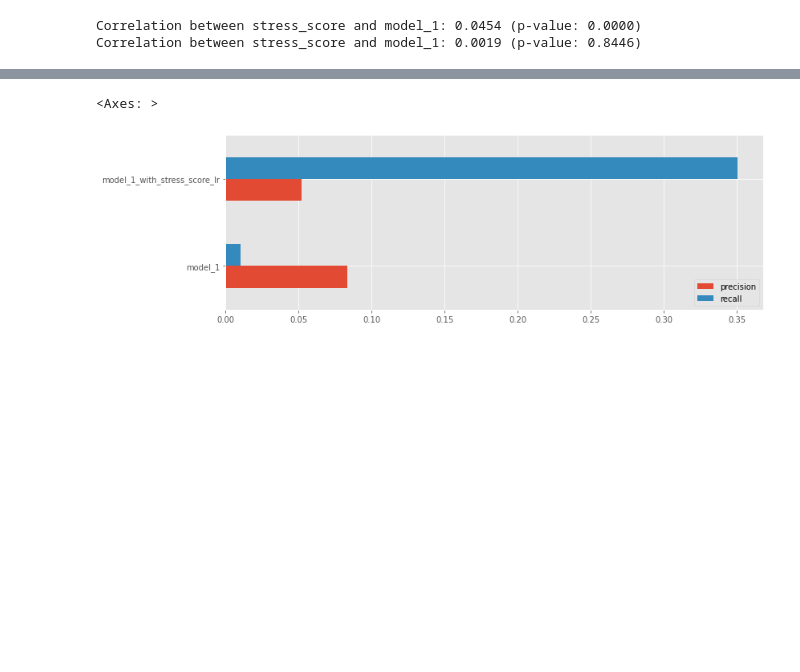
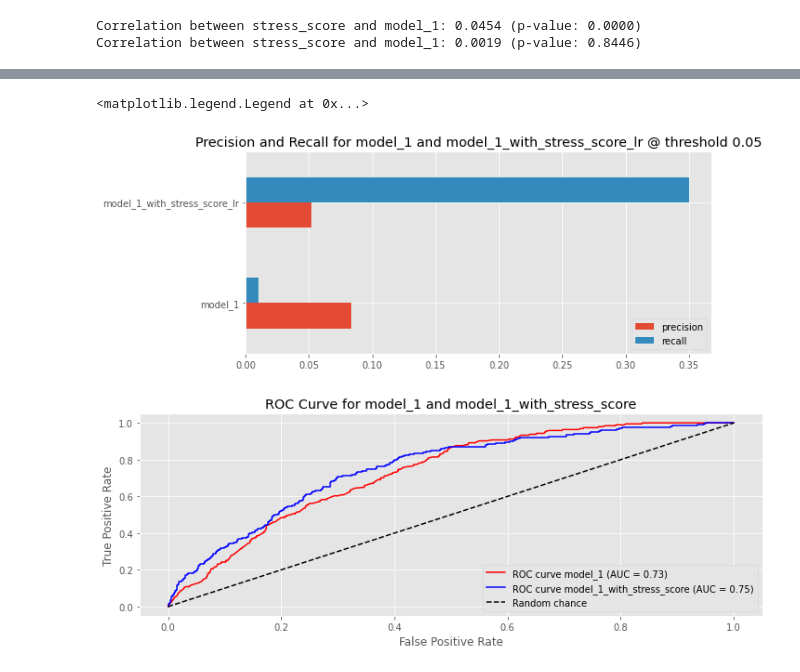
Before and after one commit to FelixHoeschle/m_take_home, a Jupyter notebook: 2_main_tasks.ipynb, the cells around one changed output, grey strips where cells are left out. Drawn from its saved outputs; the diff is of its cells as text; code cells hidden in the pictures; blank space fills up the shorter version.

```diff
--- a/2_main_tasks.ipynb
+++ b/2_main_tasks.ipynb
@@ -327,13 +366,4 @@ Correlation between stress_score and model_1: 0.0019 (p-value: 0.8446)
 # %%
-# To prove the predictive power we will fit a logistic regression model with model_1 and stress_score as input variables
-# If stress_score is predictive, we would expect the AUC to increase
-# We would also expect the precision and recall to increase at the given threshhold
-# Other models like Random Forest or Gradient Boosting could be used as well
-
-# Results:
-# Adding stress_score as feature in an logistic regression improves AUC slightly and yields a higher RoC curve at most thresholds
-# At the predefined threshold, precision is slightly lower for the LR model, but recall is significantly higher
-
 
 imputer = SimpleImputer(strategy='mean')
 
@@ -348,33 +378,45 @@ y_test = ap_df_post_deployment['is_bad_12m']
 
 # fit logistic regression model
 lr = LogisticRegression(random_state=42)
 lr.fit(X_train, y_train)
 
 # predict
 ap_df_post_deployment['model_1_with_stress_score_lr'] = lr.predict_proba(X_test)[:, 1]
 
 # RoC curve for model_1 and model_1_with_stress_score_lr
 auc_score_m1s_lr, fpr_m1s_lr, tpr_m1s_lr, thresholds_m1s_lr, _, _ = classification_power(df=ap_df_post_deployment, target='is_bad_12m', score='model_1_with_stress_score_lr')
 auc_score_m1, fpr_m1, tpr_m1, thresholds_m1, _, _ = classification_power(df=ap_df_post_deployment, target='is_bad_12m', score='model_1')
 
 # Precision & Recall for model_1 and model_1_with_stress_score_lr @ threshold 0.05
 threshold = 0.05
 ap_df_post_deployment['prediction_lr'] = np.where(ap_df_post_deployment['model_1_with_stress_score_lr'] > threshold, 1, 0)
 ap_df_post_deployment['prediction'] = np.where(ap_df_post_deployment['model_1'] > threshold, 1, 0)
 
 precision_lr = ap_df_post_deployment.query('prediction_lr==1')['is_bad_12m'].mean()
 recall_lr = ap_df_post_deployment.query('is_bad_12m==1')['prediction_lr'].mean()
 
 precision = ap_df_post_deployment.query('prediction==1')['is_bad_12m'].mean()
 recall = ap_df_post_deployment.query('is_bad_12m==1')['prediction'].mean()
 
 # Create table with results
 res = pd.DataFrame({'precision':[precision, precision_lr],
               'recall':[recall, recall_lr]},
               index=['model_1', 'model_1_with_stress_score_lr']).T
 
 # plot
-res.T.plot(kind='barh', figsize=(12, 4))
+res.T.plot(kind='barh', figsize=(9, 4))
+plt.title('Precision and Recall for model_1 and model_1_with_stress_score_lr @ threshold 0.05')
+
+# plot RoC curve for both models
+plt.figure(figsize=(12, 4))
+plt.plot(fpr_m1, tpr_m1, label=f'ROC curve model_1 (AUC = {auc_score_m1:.2f})', color='red')
+plt.plot(fpr_m1s_lr, tpr_m1s_lr, label=f'ROC curve model_1_with_stress_score (AUC = {auc_score_m1s_lr:.2f})', color='blue')
+plt.plot([0, 1], [0, 1], 'k--', label='Random chance')
+plt.xlabel('False Positive Rate')
+plt.ylabel('True Positive Rate')
+plt.title('ROC Curve for model_1 and model_1_with_stress_score')
+plt.legend(loc='lower right')
 # %% [output]
-<Axes: >
+<matplotlib.legend.Legend at 0x...>
-[figure, old version]
+[figure, new version]
+[figure, added]
```
Also changed, not shown: parts of 18 cells of this notebook, 1 other file.
